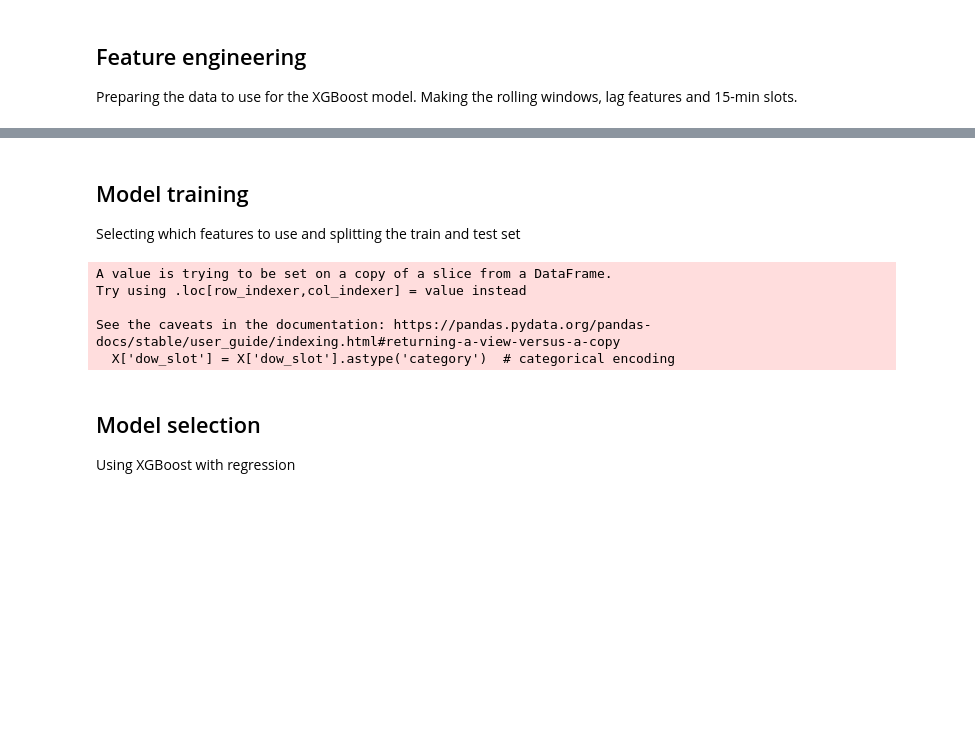
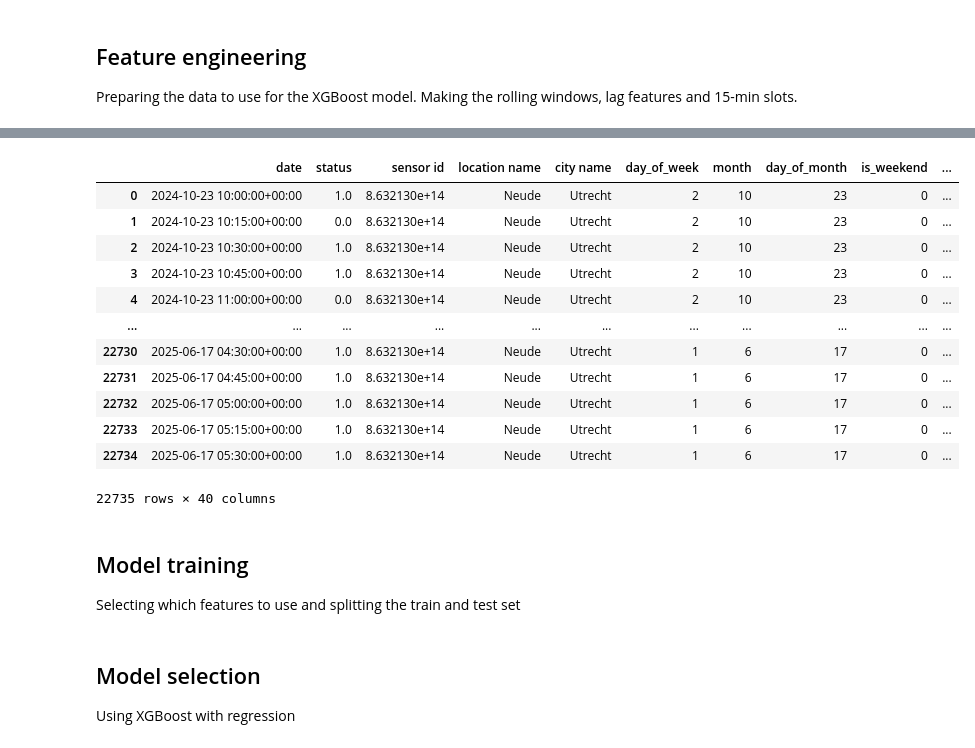
Before and after one commit to chenneman/CTC-advanced-data-science, a Jupyter notebook: XGboost.ipynb, the cells around one changed output, grey strips where cells are left out. Drawn from its saved outputs; the diff is of its cells as text; code cells hidden in the pictures; blank space fills up the shorter version.

```diff
--- a/XGboost.ipynb
+++ b/XGboost.ipynb
@@ -274,0 +333,7 @@ data = data.dropna().reset_index(drop=True)
+# %%
+zone = "Neude"
+data = load_data_for_zone(zone)
+
+print(data_sensors_neude)
+data
+# %% [output]
@@ -275,32 +357,19 @@ data = data.dropna().reset_index(drop=True)
+|  | date | status | sensor id | location name | city name | day_of_week | month | day_of_month | is_weekend | ... |
+| 0 | 2024-10-23 10:00:00+00:00 | 1.0 | 8.632130e+14 | Neude | Utrecht | 2 | 10 | 23 | 0 | ... |
+| 1 | 2024-10-23 10:15:00+00:00 | 0.0 | 8.632130e+14 | Neude | Utrecht | 2 | 10 | 23 | 0 | ... |
+| 2 | 2024-10-23 10:30:00+00:00 | 1.0 | 8.632130e+14 | Neude | Utrecht | 2 | 10 | 23 | 0 | ... |
+| 3 | 2024-10-23 10:45:00+00:00 | 1.0 | 8.632130e+14 | Neude | Utrecht | 2 | 10 | 23 | 0 | ... |
+| 4 | 2024-10-23 11:00:00+00:00 | 0.0 | 8.632130e+14 | Neude | Utrecht | 2 | 10 | 23 | 0 | ... |
+| ... | ... | ... | ... | ... | ... | ... | ... | ... | ... | ... |
+| 22730 | 2025-06-17 04:30:00+00:00 | 1.0 | 8.632130e+14 | Neude | Utrecht | 1 | 6 | 17 | 0 | ... |
+| 22731 | 2025-06-17 04:45:00+00:00 | 1.0 | 8.632130e+14 | Neude | Utrecht | 1 | 6 | 17 | 0 | ... |
+| 22732 | 2025-06-17 05:00:00+00:00 | 1.0 | 8.632130e+14 | Neude | Utrecht | 1 | 6 | 17 | 0 | ... |
+| 22733 | 2025-06-17 05:15:00+00:00 | 1.0 | 8.632130e+14 | Neude | Utrecht | 1 | 6 | 17 | 0 | ... |
+| 22734 | 2025-06-17 05:30:00+00:00 | 1.0 | 8.632130e+14 | Neude | Utrecht | 1 | 6 | 17 | 0 | ... |
+22735 rows × 40 columns
 # %% [markdown]
 ## Model training
 Selecting which features to use and splitting the train and test set
-# %%
-features = [
-    'day_of_week','month','day_of_month','is_weekend','time_of_day','dow_slot',
-    'status_lag_1','status_lag_2','status_lag_3','status_lag_4',
-    'status_lag_12','status_lag_24','status_lag_96', 'status_lag_672',
-    'status_roll_mean_1h','status_roll_max_1h','status_roll_min_1h','status_roll_sum_1h',
-    'status_roll_mean_3h','status_roll_max_3h','status_roll_min_3h','status_roll_sum_3h',
-    'status_roll_mean_6h','status_roll_max_6h','status_roll_min_6h','status_roll_sum_6h',
-    'status_roll_mean_1d','status_roll_max_1d','status_roll_min_1d','status_roll_sum_1d',
-    'status_roll_mean_1w','status_roll_max_1w','status_roll_min_1w','status_roll_sum_1w'
-]
-
-X = data[features]
-X['dow_slot'] = X['dow_slot'].astype('category')  # categorical encoding
-y = data['status'].astype(float)  # regression target (probability 0–1)
-
-# Train/test split (last 20% is test)
-X_train, X_test, y_train, y_test = train_test_split(
-    X, y, test_size=0.2, shuffle=False
-)
-# %% [output]
-A value is trying to be set on a copy of a slice from a DataFrame.
-Try using .loc[row_indexer,col_indexer] = value instead
-
-See the caveats in the documentation: https://pandas.pydata.org/pandas-docs/stable/user_guide/indexing.html#returning-a-view-versus-a-copy
-  X['dow_slot'] = X['dow_slot'].astype('category')  # categorical encoding
 # %% [markdown]
 ## Model selection
 Using XGBoost with regression
```
Also changed, not shown: parts of 18 cells of this notebook, 1 other file.
